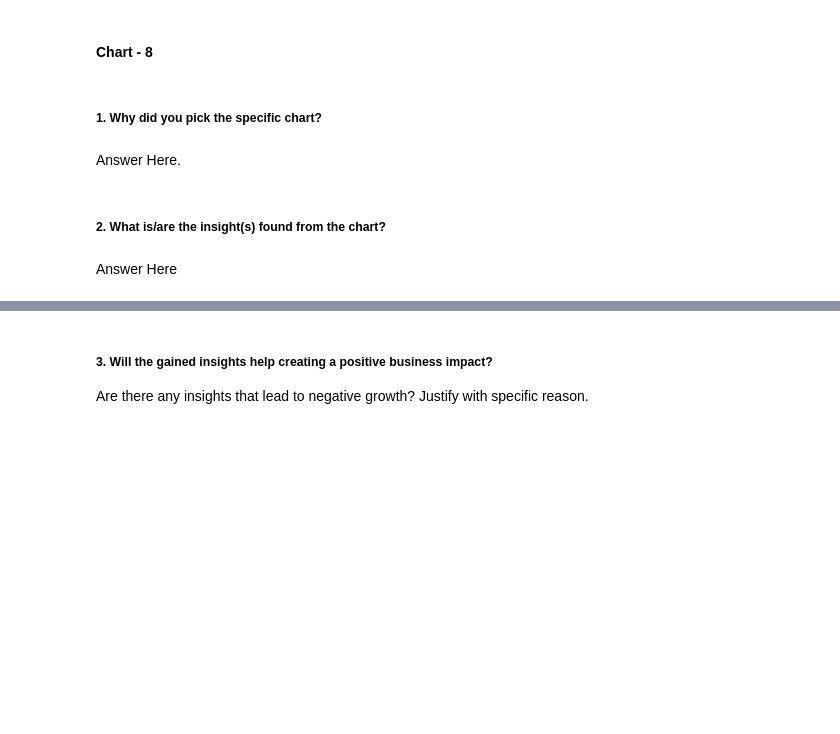
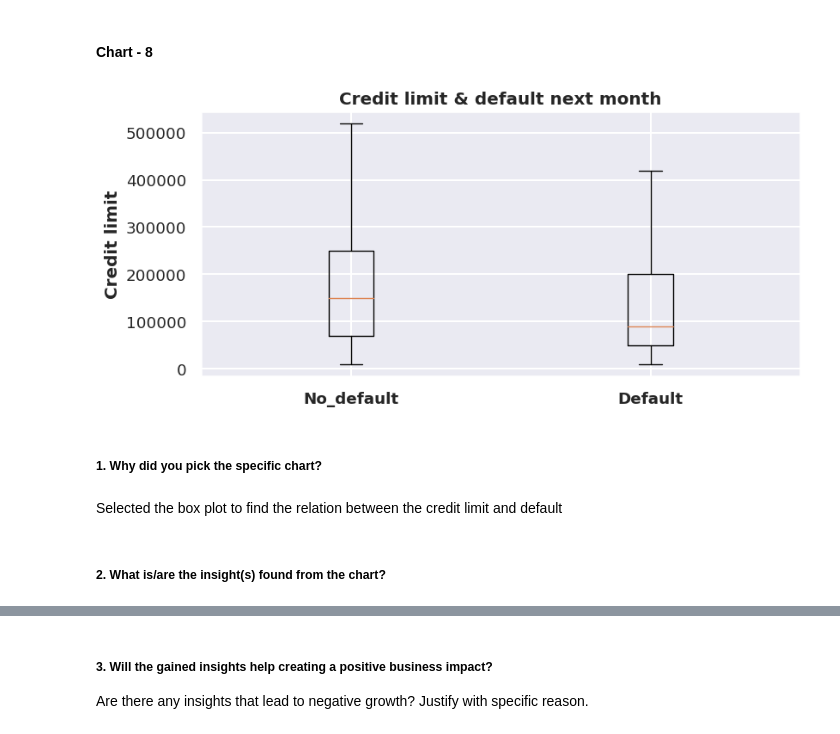
Before and after one commit to albin2122/Credit-Card-Default-Prediction, a Jupyter notebook: Credit_Card_Default_Prediction.ipynb, the cells around one changed output, grey strips where cells are left out. Drawn from its saved outputs; the diff is of its cells as text; code cells hidden in the pictures; blank space fills up the shorter version.

```diff
--- a/Credit_Card_Default_Prediction.ipynb
+++ b/Credit_Card_Default_Prediction.ipynb
@@ -430,8 +587,24 @@ In all Marital status females have less default percentage than males.
+# %%
+# Chart - 8 visualization code
+# Make a boxplot to visualize credit limit and default payment next month
+# 1: default next month; 0: no default next month
+
+default_0 = credit_df.loc[credit_df['Default'] == 0,'LIMIT_BAL']
+default_1 = credit_df.loc[credit_df['Default'] == 1,'LIMIT_BAL']
+
+fig, ax = plt.subplots()
+ax.boxplot([default_0, default_1],  showfliers=False)
+
+ax.set_xticklabels(['No_default',"Default"],fontweight ='bold')
+ax.set_ylabel('Credit limit',fontweight ='bold')
+ax.set_title('Credit limit & default next month',fontweight ='bold')
+
+plt.show()
+# %% [output]
+[figure, added]
 # %% [markdown]
 ##### 1. Why did you pick the specific chart?
-# %% [markdown]
-Answer Here.
+# %% [markdown]
+Selected the box plot to find the relation between the credit limit and default
 # %% [markdown]
 ##### 2. What is/are the insight(s) found from the chart?
-# %% [markdown]
-Answer Here
```
Also changed, not shown: parts of 30 cells of this notebook.
